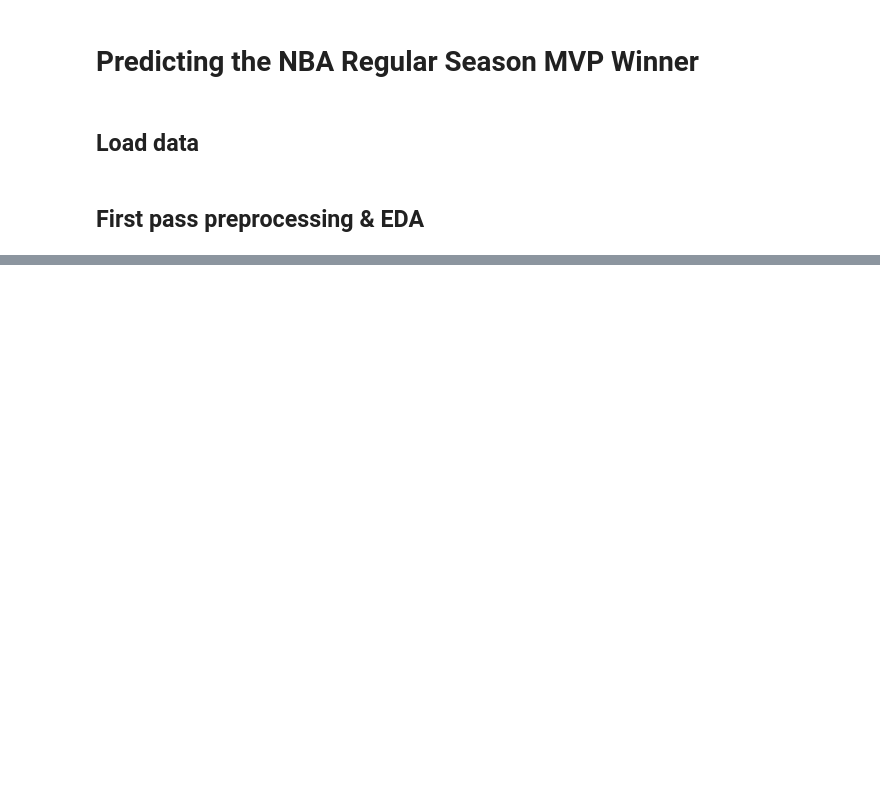
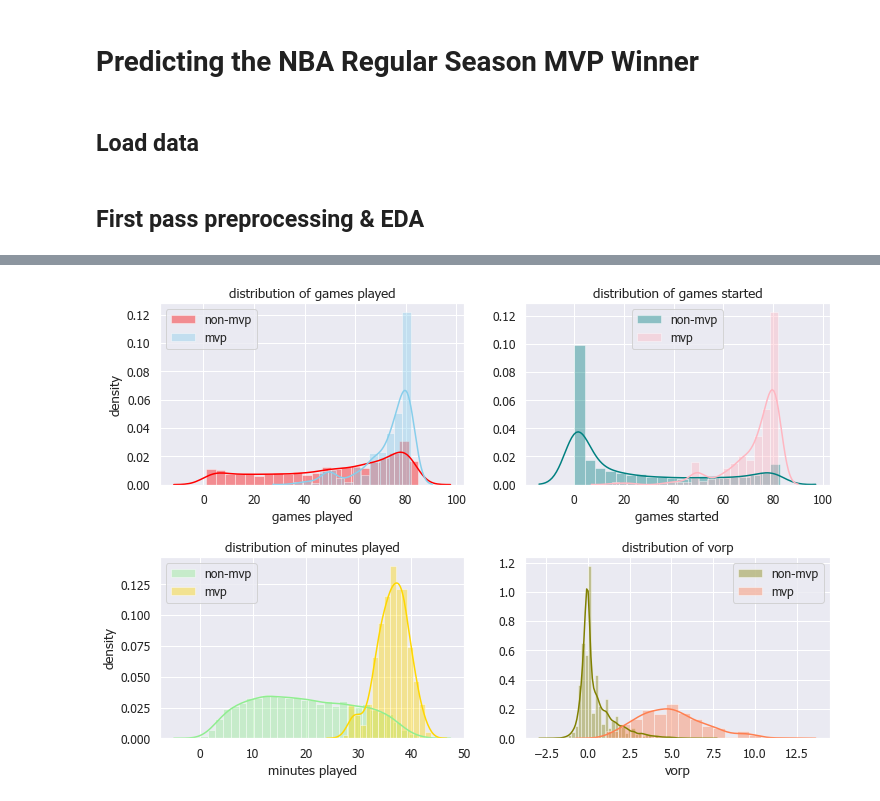
Before and after one commit to stpnzh/nba, a Jupyter notebook: mvp.ipynb, the cells around one changed output, grey strips where cells are left out. Drawn from its saved outputs; the diff is of its cells as text; code cells hidden in the pictures; blank space fills up the shorter version.

```diff
--- a/mvp.ipynb
+++ b/mvp.ipynb
@@ -12,6 +12,12 @@ import seaborn as sns
 # %%
 # since we have many files, let's create function to read in and name the files
+import glob
+
 def importGlobbedFiles(path):
+    '''
+    This function reads in the csv files in the specified path and concatenates them.
+    This function requires the glob library.
+    '''
     globbed_files = glob.glob(path + '/*.csv')
     list_of_dfs = []
     for csv in globbed_files:
@@ -20,8 +26,9 @@ def importGlobbedFiles(path):
     return pd.concat(list_of_dfs)
 # %%
 # read in 3 datasets
-df_basic = importGlobbedFiles('data_historical_basic_stats')
-df_adv = importGlobbedFiles('data_historical_adv_stats')
-df_mvp = importGlobbedFiles('data_historical_mvp')
+df_basic_stats = importGlobbedFiles('data_historical_basic_stats')
+df_adv_stats = importGlobbedFiles('data_historical_adv_stats')
+df_mvp_stats = importGlobbedFiles('data_historical_mvp')
+df_team_stats = importGlobbedFiles('data_historical_win_record')
 # %% [markdown]
 ## First pass preprocessing & EDA
@@ -575,0 +124,57 @@ ValueError: Number of features of the model must match the input. Model n_featur
+# %%
+# Merge all dataframes
+df_all_stats = merge_mvp(merge_team_stats(merge_basic_adv(df_basic_stats, df_adv_stats), df_team_stats), df_mvp_stats)
+# %%
+# set style
+sns.set(style='darkgrid', font='Tahoma', font_scale=1.1)
+
+# we want to compare the distribution of key attributes of mvp-caliber players and not
+mvp_g = np.array(df_all_stats.query('mvp_shortlist == 1')['g'])
+mvp_mp = np.array(df_all_stats.query('mvp_shortlist == 1')['mp'])
+non_mvp_g = np.array(df_all_stats.query('mvp_shortlist == 0')['g'])
+non_mvp_mp = np.array(df_all_stats.query('mvp_shortlist == 0')['mp'])
+mvp_gs = np.array(df_all_stats.query('mvp_shortlist == 1')['gs'])
+non_mvp_gs = np.array(df_all_stats.query('mvp_shortlist == 0')['gs'])
+mvp_vorp = np.array(df_all_stats.query('mvp_shortlist == 1')['vorp'])
+non_mvp_vorp = np.array(df_all_stats.query('mvp_shortlist == 0')['vorp'])
+
+fig, axs = plt.subplots(2, 2, figsize=(12,8))
+plt.subplots_adjust(hspace=0.4)
+
+# add plot for games played
+sns.distplot(non_mvp_g, hist=True, kde = True, color='red', label='non-mvp',  ax=axs[0, 0])
+sns.distplot(mvp_g, hist=True, kde=True, color='skyblue', label='mvp',  ax=axs[0, 0])
+axs[0,0].set_title('distribution of games played')
+axs[0,0].set_xlabel('games played')
+# axs[0,0].set_xticks(np.arange(0, 100, step=10))
+
+# add plot for minutes played
+sns.distplot(non_mvp_mp, hist=True, kde = True, color='lightgreen', label='non-mvp', ax=axs[1, 0])
+sns.distplot(mvp_mp, hist=True, kde=True, color='gold', label='mvp', ax=axs[1, 0])
+axs[1,0].set_title('distribution of minutes played')
+axs[1,0].set_xlabel('minutes played')
+# axs[1,0].set_xticks(np.arange(0, 50, step=5))
+
+# add plot for games started
+sns.distplot(non_mvp_gs, hist=True, kde = True, color='teal', label='non-mvp', ax=axs[0,1])
+sns.distplot(mvp_gs, hist=True, kde=True, color='lightpink', label='mvp', ax=axs[0,1])
+axs[0,1].set_title('distribution of games started')
+axs[0,1].set_xlabel('games started')
+# axs[0,1].set_xticks(np.arange(0, 100, step=10))
+
+# add plot for vorp
+sns.distplot(non_mvp_vorp, hist=True, kde = True, color='olive', label='non-mvp', ax=axs[1,1])
+sns.distplot(mvp_vorp, hist=True, kde=True, color='coral', label='mvp', ax=axs[1,1])
+axs[1,1].set_title('distribution of vorp')
+axs[1,1].set_xlabel('vorp')
+# ax4.set_xticks(np.arange(0, 100, step=10))
+
+# Set labels for all graphs
+for i in range(2):
+    axs[i,0].set_ylabel('density')
+    for j in range(2):
+        axs[i,j].legend()
+
+plt.show();
+# %% [output]
+[figure, added]
```
Also changed, not shown: parts of 117 cells of this notebook, 26 other files.
